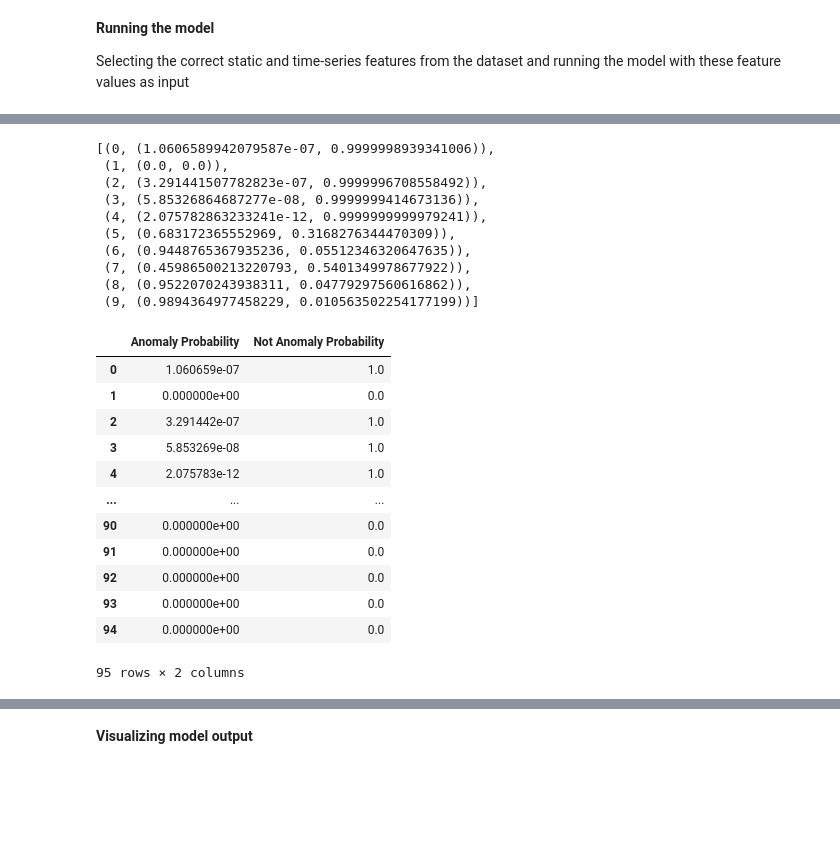
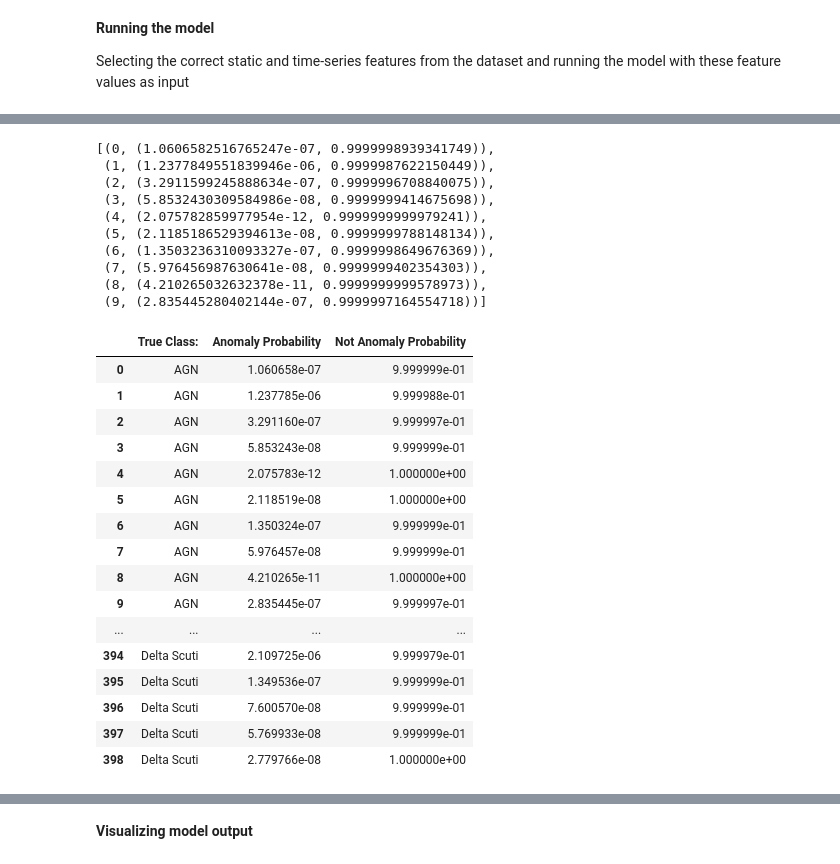
Before and after one commit to arjunchainani/ELAsTiCC-Classification, a Jupyter notebook: AnomalyDetection.ipynb, the cells around one changed output, grey strips where cells are left out. Cells and saved outputs as stored; diff of their text form; code cells hidden in the pictures; blank space fills up the shorter version.

```diff
--- a/AnomalyDetection.ipynb
+++ b/AnomalyDetection.ipynb
@@ -568,11 +566,8 @@ for class_idx in true_classes:
 # %%
-import networkx as nx
 from taxonomy import source_node_label
 
 pd.set_option('display.max_columns', None)
-pd.set_option('display.max_rows', 10)
-
-level_order_nodes = list(nx.bfs_tree(tree, source=source_node_label).nodes())
+pd.set_option('display.max_rows', None)
 
 class_df = pd.DataFrame(true_class_names, columns=['True Class:'])
 indiv_probs = [np.squeeze(class_probs[index][0]) for index in range(len(class_probs))]
@@ -599,43 +598,47 @@ df
 # %%
 results = df
-anomaly_labels = results[['SNIb/c', 'SNIax', 'SNI91bg', 'KN', 'Dwarf Novae', 'uLens', 'M-dwarf Flare', 'SLSN', 'TDE', 'ILOT', 'CART', 'PISN']]
-non_anomaly_labels = results[['SNIa', 'SNII', 'Cepheid', 'RR Lyrae', 'Delta Scuti', 'EB', 'AGN']]
+anomaly_labels = results[['SNIb/c', 'SNI91bg', 'KN', 'Dwarf Novae', 'uLens', 'M-dwarf Flare', 'SLSN', 'TDE', 'ILOT', 'CART', 'PISN']]
+non_anomaly_labels = results[['SNIa', 'SNII', 'Cepheid', 'RR Lyrae', 'Delta Scuti', 'EB', 'AGN', 'SNIax']]
 anomaly_preds = [np.sum(lightcurve[1][::]) for lightcurve in anomaly_labels.iterrows()]
 non_anomaly_preds = [np.sum(lightcurve[1][::]) for lightcurve in non_anomaly_labels.iterrows()]
 anomaly_detections = list(enumerate(zip(anomaly_preds, non_anomaly_preds)))
 anomaly_detections[:10]
 # %% [output]
-[(0, (1.0606589942079587e-07, 0.9999998939341006)),
- (1, (0.0, 0.0)),
- (2, (3.291441507782823e-07, 0.9999996708558492)),
- (3, (5.85326864687277e-08, 0.9999999414673136)),
- (4, (2.075782863233241e-12, 0.9999999999979241)),
- (5, (0.683172365552969, 0.3168276344470309)),
- (6, (0.9448765367935236, 0.05512346320647635)),
- (7, (0.45986500213220793, 0.5401349978677922)),
- (8, (0.9522070243938311, 0.04779297560616862)),
- (9, (0.9894364977458229, 0.010563502254177199))]
+[(0, (1.0606582516765247e-07, 0.9999998939341749)),
+ (1, (1.2377849551839946e-06, 0.9999987622150449)),
+ (2, (3.2911599245888634e-07, 0.9999996708840075)),
+ (3, (5.8532430309584986e-08, 0.9999999414675698)),
+ (4, (2.075782859977954e-12, 0.9999999999979241)),
+ (5, (2.1185186529394613e-08, 0.9999999788148134)),
+ (6, (1.3503236310093327e-07, 0.9999998649676369)),
+ (7, (5.976456987630641e-08, 0.9999999402354303)),
+ (8, (4.210265032632378e-11, 0.9999999999578973)),
+ (9, (2.835445280402144e-07, 0.9999997164554718))]
 # %%
 anomaly = pd.DataFrame({'Anomaly Probability': [anomaly_detections[row][1][0] for row in range(len(anomaly_detections))]})
 not_anomaly = pd.DataFrame({'Not Anomaly Probability': [anomaly_detections[row][1][1] for row in range(len(anomaly_detections))]})
 
 anomaly.reset_index(drop=True, inplace=True)
 not_anomaly.reset_index(drop=True, inplace=True)
-preds_df = pd.concat([anomaly, not_anomaly.set_axis(anomaly.index)], axis=1)
+preds_df = pd.concat([class_df, anomaly, not_anomaly.set_axis(anomaly.index)], axis=1)
 preds_df
 # %% [output]
-|  | Anomaly Probability | Not Anomaly Probability |
-| 0 | 1.060659e-07 | 1.0 |
-| 1 | 0.000000e+00 | 0.0 |
-| 2 | 3.291442e-07 | 1.0 |
-| 3 | 5.853269e-08 | 1.0 |
-| 4 | 2.075783e-12 | 1.0 |
-| ... | ... | ... |
-| 90 | 0.000000e+00 | 0.0 |
-| 91 | 0.000000e+00 | 0.0 |
-| 92 | 0.000000e+00 | 0.0 |
-| 93 | 0.000000e+00 | 0.0 |
-| 94 | 0.000000e+00 | 0.0 |
+|  | True Class: | Anomaly Probability | Not Anomaly Probability |
+| 0 | AGN | 1.060658e-07 | 9.999999e-01 |
+| 1 | AGN | 1.237785e-06 | 9.999988e-01 |
+| 2 | AGN | 3.291160e-07 | 9.999997e-01 |
+| 3 | AGN | 5.853243e-08 | 9.999999e-01 |
+| 4 | AGN | 2.075783e-12 | 1.000000e+00 |
+| 5 | AGN | 2.118519e-08 | 1.000000e+00 |
+| 6 | AGN | 1.350324e-07 | 9.999999e-01 |
+| 7 | AGN | 5.976457e-08 | 9.999999e-01 |
+| 8 | AGN | 4.210265e-11 | 1.000000e+00 |
+| 9 | AGN | 2.835445e-07 | 9.999997e-01 |
+| ... | ... | ... | ... |
+| 394 | Delta Scuti | 2.109725e-06 | 9.999979e-01 |
+| 395 | Delta Scuti | 1.349536e-07 | 9.999999e-01 |
+| 396 | Delta Scuti | 7.600570e-08 | 9.999999e-01 |
+| 397 | Delta Scuti | 5.769933e-08 | 9.999999e-01 |
+| 398 | Delta Scuti | 2.779766e-08 | 1.000000e+00 |
-95 rows × 2 columns
 # %%
 labels = [class_probs[i][1] for i in range(len(class_probs))]
```
Also changed, not shown: parts of 24 cells of this notebook, 1 other file.
